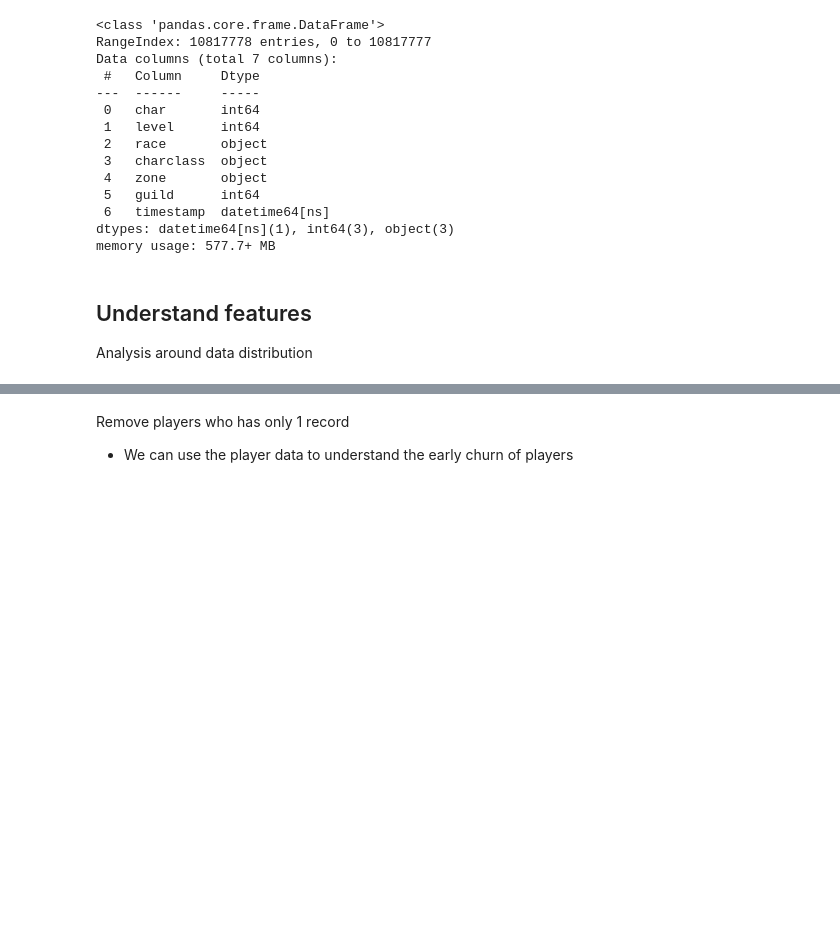
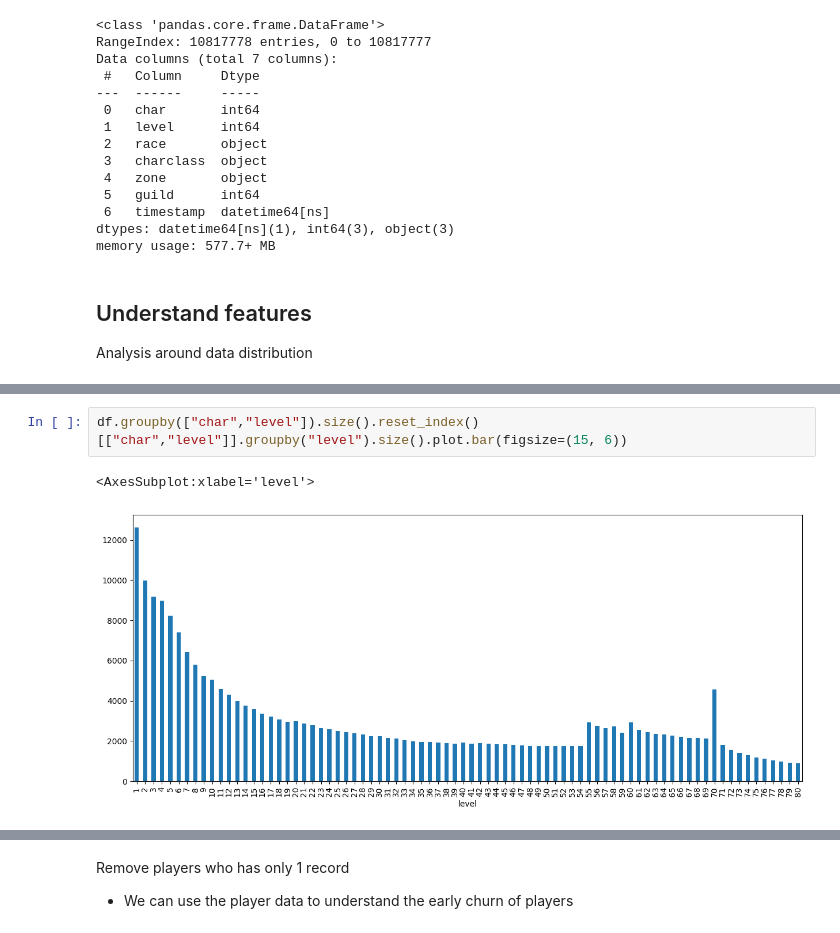
Before and after one commit to xlegend1024/wow-player-churn, a Jupyter notebook: WW-EDA.ipynb, the cells around one changed output, grey strips where cells are left out. Cells and saved outputs as stored; diff of their text form; blank space fills up the shorter version.

```diff
--- a/WW-EDA.ipynb
+++ b/WW-EDA.ipynb
@@ -58,0 +91,5 @@ Analysis around data distribution
+# %%
+df.groupby(["char","level"]).size().reset_index()[["char","level"]].groupby("level").size().plot.bar(figsize=(15, 6))
+# %% [output]
+<AxesSubplot:xlabel='level'>
+[figure, added]
```
Also changed, not shown: parts of 32 cells of this notebook, 3 other files.
